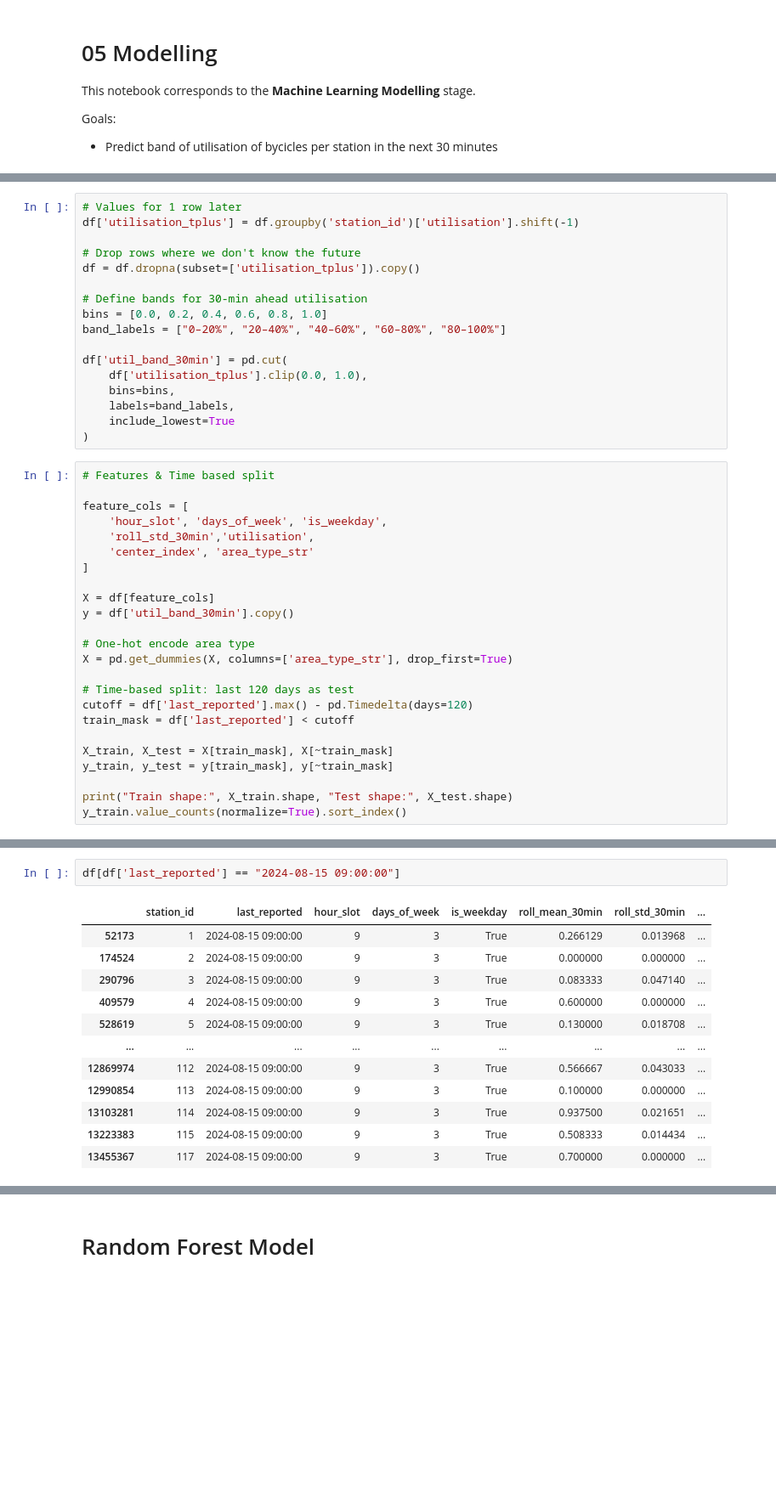
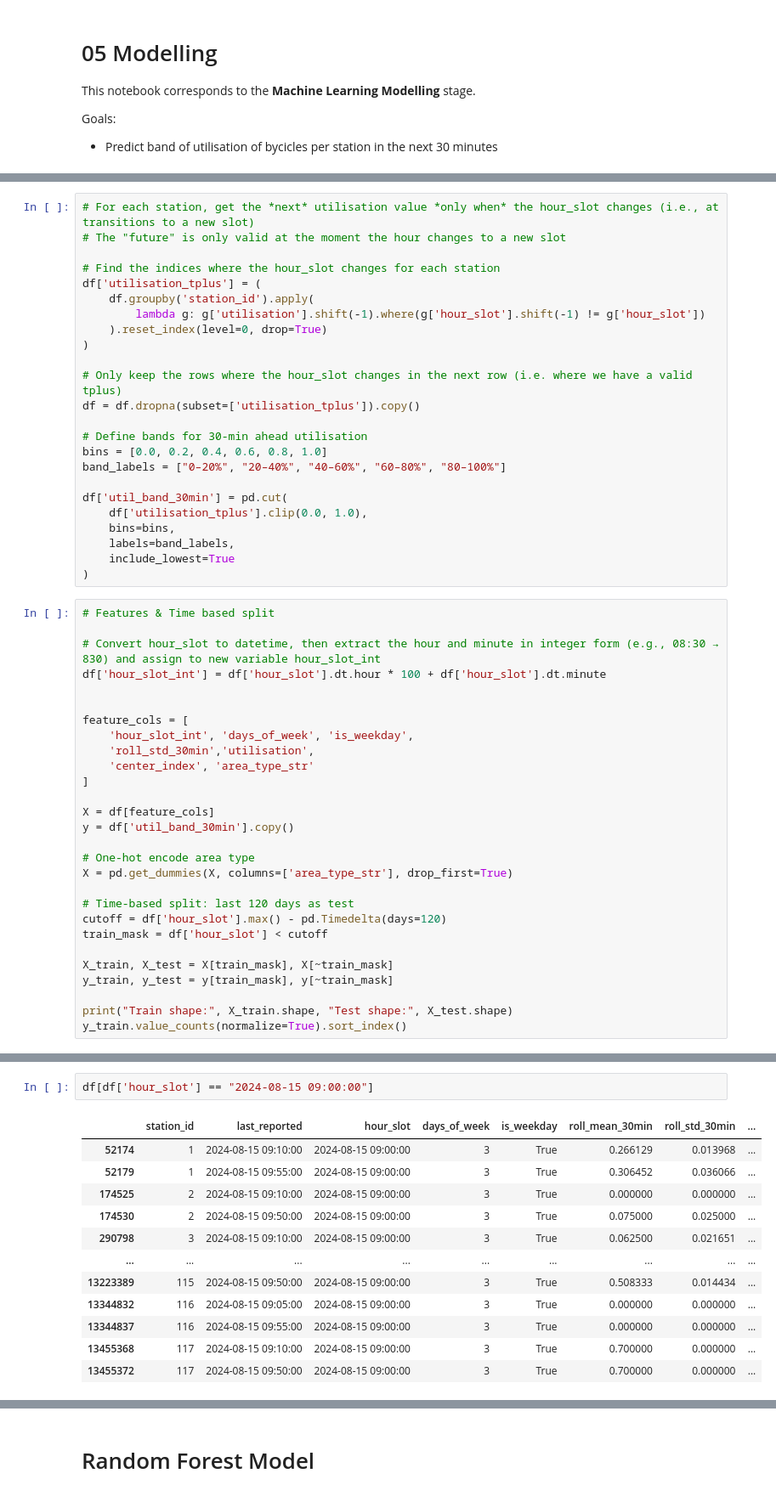
Before and after one commit to tbeliere12/dublin-bikes-availability-prediction, a Jupyter notebook: src/05_modelling.ipynb, the cells around one changed output, grey strips where cells are left out. Shown at 85% size. Drawn from its saved outputs; the diff is of its cells as text; blank space fills up the shorter version.

```diff
--- a/src/05_modelling.ipynb
+++ b/src/05_modelling.ipynb
@@ -38,8 +38,15 @@ df.head()
 # %%
-# Values for 1 row later
-df['utilisation_tplus'] = df.groupby('station_id')['utilisation'].shift(-1)
+# For each station, get the *next* utilisation value *only when* the hour_slot changes (i.e., at transitions to a new slot)
+# The "future" is only valid at the moment the hour changes to a new slot
 
-# Drop rows where we don't know the future
+# Find the indices where the hour_slot changes for each station
+df['utilisation_tplus'] = (
+    df.groupby('station_id').apply(
+        lambda g: g['utilisation'].shift(-1).where(g['hour_slot'].shift(-1) != g['hour_slot'])
+    ).reset_index(level=0, drop=True)
+)
+
+# Only keep the rows where the hour_slot changes in the next row (i.e. where we have a valid tplus)
 df = df.dropna(subset=['utilisation_tplus']).copy()
 
 # Define bands for 30‑min ahead utilisation
@@ -55,8 +62,12 @@ df['util_band_30min'] = pd.cut(
 # %%
 # Features & Time based split
 
+# Convert hour_slot to datetime, then extract the hour and minute in integer form (e.g., 08:30 → 830) and assign to new variable hour_slot_int
+df['hour_slot_int'] = df['hour_slot'].dt.hour * 100 + df['hour_slot'].dt.minute
+
+
 feature_cols = [
-    'hour_slot', 'days_of_week', 'is_weekday',
+    'hour_slot_int', 'days_of_week', 'is_weekday',
     'roll_std_30min','utilisation',
     'center_index', 'area_type_str'
 ]
@@ -68,8 +79,8 @@ y = df['util_band_30min'].copy()
 X = pd.get_dummies(X, columns=['area_type_str'], drop_first=True)
 
 # Time‑based split: last 120 days as test
-cutoff = df['last_reported'].max() - pd.Timedelta(days=120)
-train_mask = df['last_reported'] < cutoff
+cutoff = df['hour_slot'].max() - pd.Timedelta(days=120)
+train_mask = df['hour_slot'] < cutoff
 
 X_train, X_test = X[train_mask], X[~train_mask]
 y_train, y_test = y[train_mask], y[~train_mask]
@@ -208,15 +222,15 @@ preds.head()
 # %%
-df[df['last_reported'] == "2024-08-15 09:00:00"]
+df[df['hour_slot'] == "2024-08-15 09:00:00"]
 # %% [output]
 |  | station_id | last_reported | hour_slot | days_of_week | is_weekday | roll_mean_30min | roll_std_30min | ... |
-| 52173 | 1 | 2024-08-15 09:00:00 | 9 | 3 | True | 0.266129 | 0.013968 | ... |
-| 174524 | 2 | 2024-08-15 09:00:00 | 9 | 3 | True | 0.000000 | 0.000000 | ... |
-| 290796 | 3 | 2024-08-15 09:00:00 | 9 | 3 | True | 0.083333 | 0.047140 | ... |
-| 409579 | 4 | 2024-08-15 09:00:00 | 9 | 3 | True | 0.600000 | 0.000000 | ... |
-| 528619 | 5 | 2024-08-15 09:00:00 | 9 | 3 | True | 0.130000 | 0.018708 | ... |
+| 52174 | 1 | 2024-08-15 09:10:00 | 2024-08-15 09:00:00 | 3 | True | 0.266129 | 0.013968 | ... |
+| 52179 | 1 | 2024-08-15 09:55:00 | 2024-08-15 09:00:00 | 3 | True | 0.306452 | 0.036066 | ... |
+| 174525 | 2 | 2024-08-15 09:10:00 | 2024-08-15 09:00:00 | 3 | True | 0.000000 | 0.000000 | ... |
+| 174530 | 2 | 2024-08-15 09:50:00 | 2024-08-15 09:00:00 | 3 | True | 0.075000 | 0.025000 | ... |
+| 290798 | 3 | 2024-08-15 09:10:00 | 2024-08-15 09:00:00 | 3 | True | 0.062500 | 0.021651 | ... |
 | ... | ... | ... | ... | ... | ... | ... | ... | ... |
-| 12869974 | 112 | 2024-08-15 09:00:00 | 9 | 3 | True | 0.566667 | 0.043033 | ... |
-| 12990854 | 113 | 2024-08-15 09:00:00 | 9 | 3 | True | 0.100000 | 0.000000 | ... |
-| 13103281 | 114 | 2024-08-15 09:00:00 | 9 | 3 | True | 0.937500 | 0.021651 | ... |
-| 13223383 | 115 | 2024-08-15 09:00:00 | 9 | 3 | True | 0.508333 | 0.014434 | ... |
-| 13455367 | 117 | 2024-08-15 09:00:00 | 9 | 3 | True | 0.700000 | 0.000000 | ... |
+| 13223389 | 115 | 2024-08-15 09:50:00 | 2024-08-15 09:00:00 | 3 | True | 0.508333 | 0.014434 | ... |
+| 13344832 | 116 | 2024-08-15 09:05:00 | 2024-08-15 09:00:00 | 3 | True | 0.000000 | 0.000000 | ... |
+| 13344837 | 116 | 2024-08-15 09:55:00 | 2024-08-15 09:00:00 | 3 | True | 0.000000 | 0.000000 | ... |
+| 13455368 | 117 | 2024-08-15 09:10:00 | 2024-08-15 09:00:00 | 3 | True | 0.700000 | 0.000000 | ... |
+| 13455372 | 117 | 2024-08-15 09:50:00 | 2024-08-15 09:00:00 | 3 | True | 0.700000 | 0.000000 | ... |
```
Also changed, not shown: parts of 12 cells of this notebook, 1 other file.
